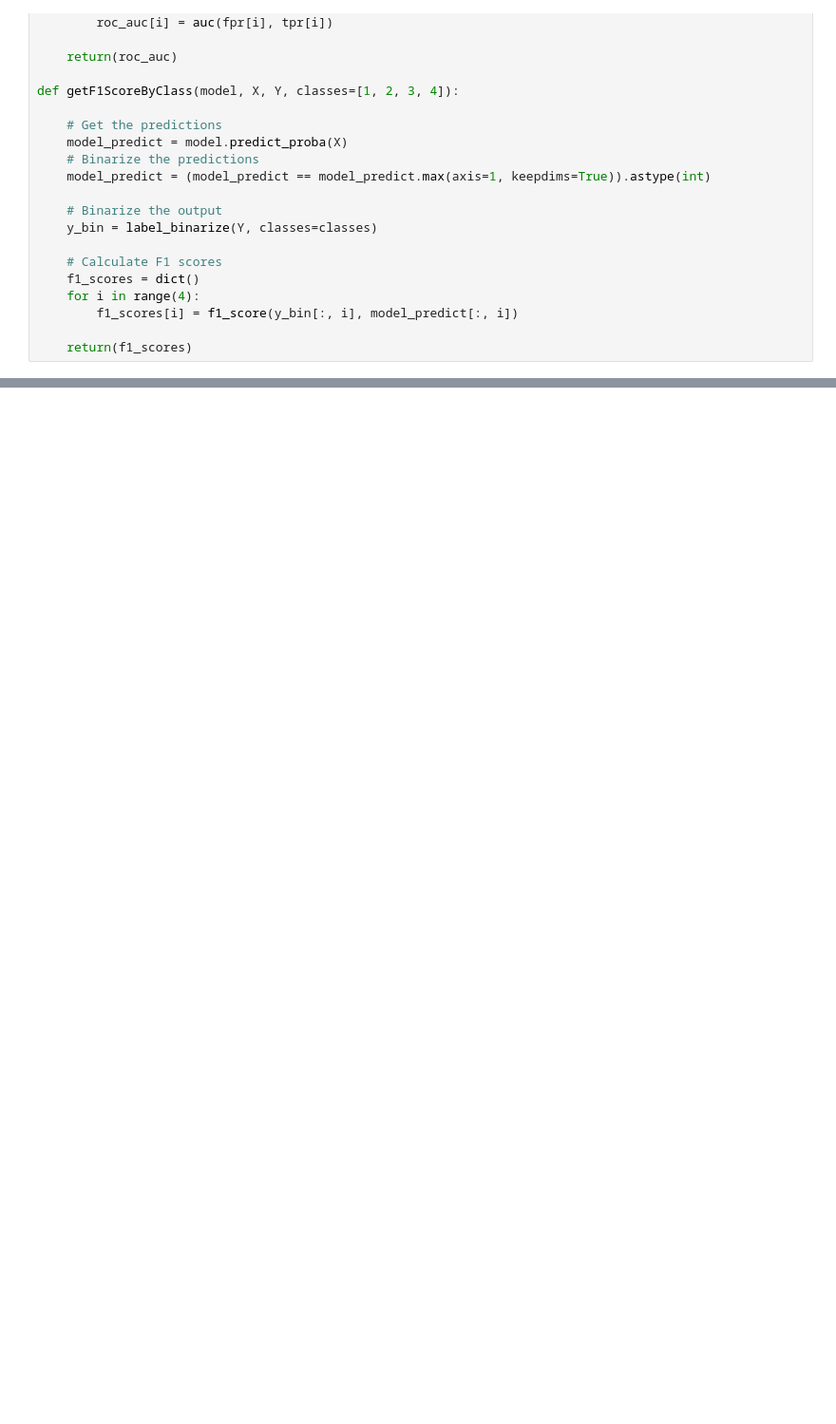
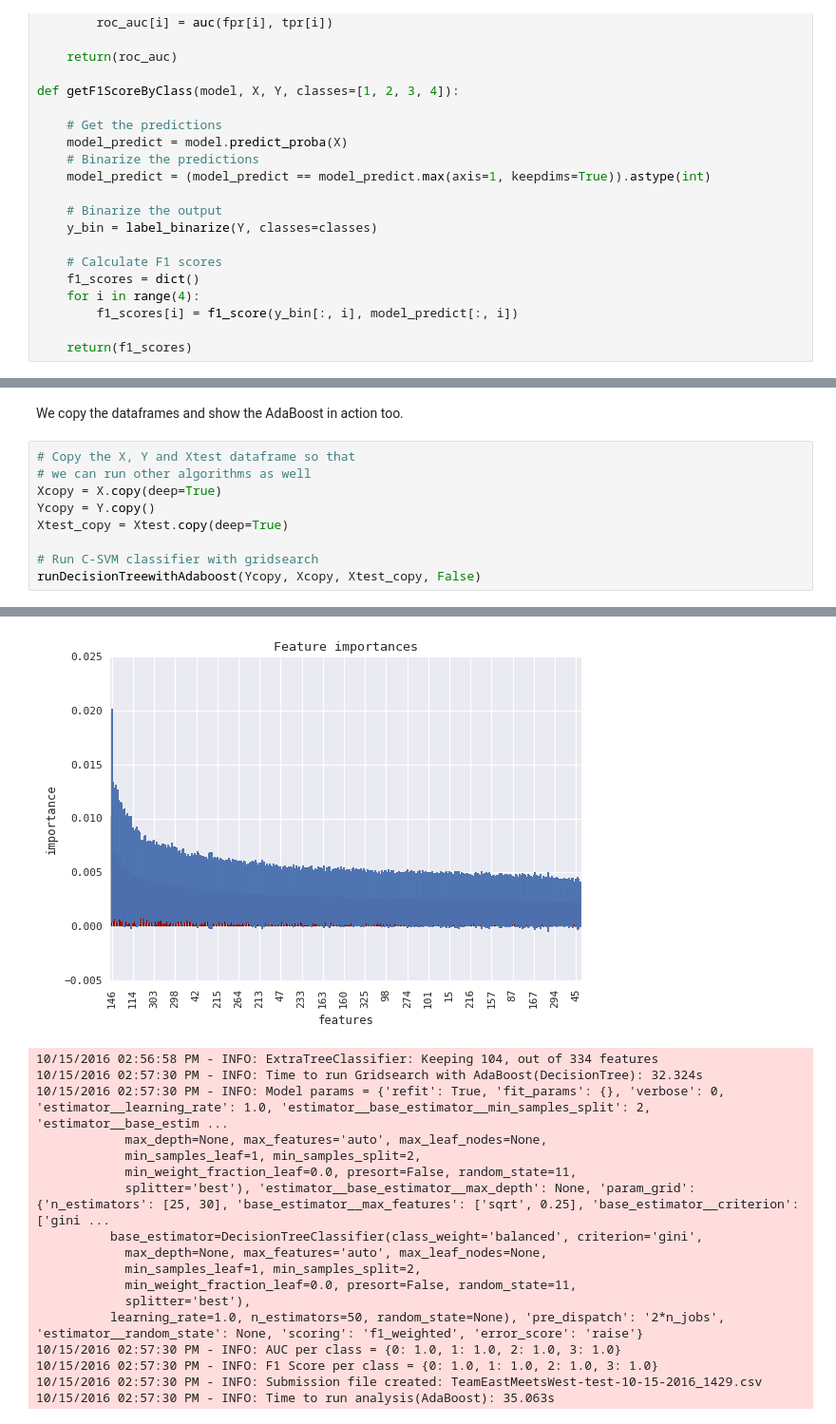
Before and after one commit to cindyliu/team-east-meets-west, a Jupyter notebook: TeamEastMeetsWest_hj.ipynb, the cells around one changed output, grey strips where cells are left out. Shown at 95% size. Saved outputs shown, nothing was run; the diff lists cells and outputs as text; blank space fills up the shorter version.

```diff
--- a/TeamEastMeetsWest_hj.ipynb
+++ b/TeamEastMeetsWest_hj.ipynb
@@ -900,0 +733,12 @@ runDecisionTreewithAdaboost(Y, X, Xtest)
+# %% [markdown]
+We copy the dataframes and show the AdaBoost in action too.
+# %%
+# Copy the X, Y and Xtest dataframe so that
+# we can run other algorithms as well
+Xcopy = X.copy(deep=True)
+Ycopy = Y.copy()
+Xtest_copy = Xtest.copy(deep=True)
+
+# Run C-SVM classifier with gridsearch
+runDecisionTreewithAdaboost(Ycopy, Xcopy, Xtest_copy, False)
+# %% [output]
@@ -900,0 +756,18 @@ runDecisionTreewithAdaboost(Y, X, Xtest)
+[figure, added]
+10/15/2016 02:56:58 PM - INFO: ExtraTreeClassifier: Keeping 104, out of 334 features
+10/15/2016 02:57:30 PM - INFO: Time to run Gridsearch with AdaBoost(DecisionTree): 32.324s
+10/15/2016 02:57:30 PM - INFO: Model params = {'refit': True, 'fit_params': {}, 'verbose': 0, 'estimator__learning_rate': 1.0, 'estimator__base_estimator__min_samples_split': 2, 'estimator__base_estim ...
+            max_depth=None, max_features='auto', max_leaf_nodes=None,
+            min_samples_leaf=1, min_samples_split=2,
+            min_weight_fraction_leaf=0.0, presort=False, random_state=11,
+            splitter='best'), 'estimator__base_estimator__max_depth': None, 'param_grid': {'n_estimators': [25, 30], 'base_estimator__max_features': ['sqrt', 0.25], 'base_estimator__criterion': ['gini ...
+          base_estimator=DecisionTreeClassifier(class_weight='balanced', criterion='gini',
+            max_depth=None, max_features='auto', max_leaf_nodes=None,
+            min_samples_leaf=1, min_samples_split=2,
+            min_weight_fraction_leaf=0.0, presort=False, random_state=11,
+            splitter='best'),
+          learning_rate=1.0, n_estimators=50, random_state=None), 'pre_dispatch': '2*n_jobs', 'estimator__random_state': None, 'scoring': 'f1_weighted', 'error_score': 'raise'}
+10/15/2016 02:57:30 PM - INFO: AUC per class = {0: 1.0, 1: 1.0, 2: 1.0, 3: 1.0}
+10/15/2016 02:57:30 PM - INFO: F1 Score per class = {0: 1.0, 1: 1.0, 2: 1.0, 3: 1.0}
+10/15/2016 02:57:30 PM - INFO: Submission file created: TeamEastMeetsWest-test-10-15-2016_1429.csv
+10/15/2016 02:57:30 PM - INFO: Time to run analysis(AdaBoost): 35.063s
```
Also changed, not shown: parts of 56 cells of this notebook, 1 other file.
